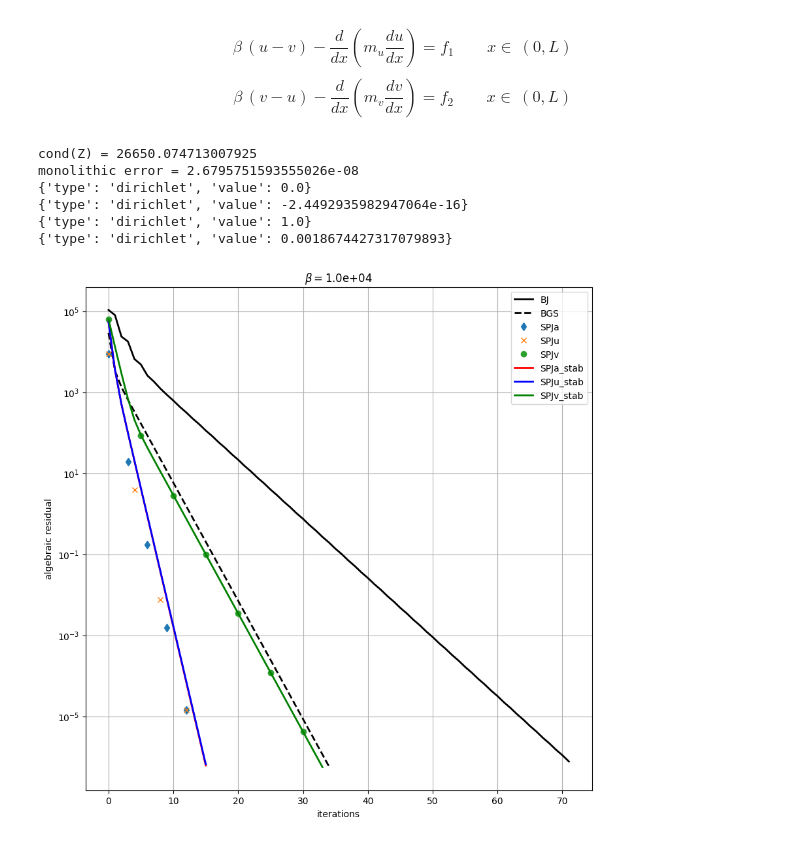
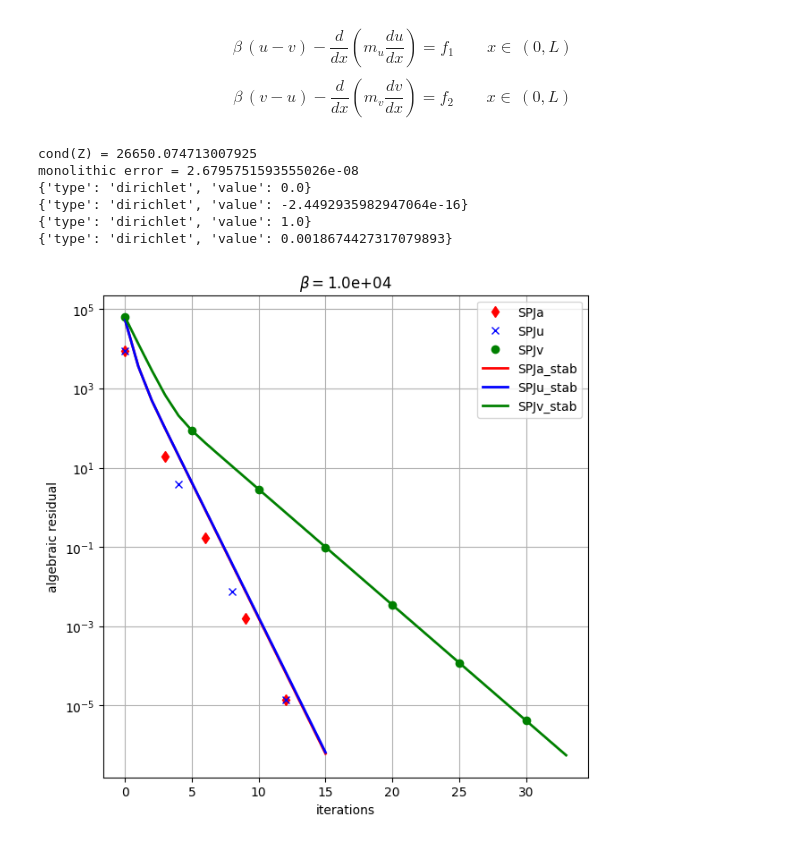
Before and after one commit to multiform-UoN/splittingschemes, a Jupyter notebook: python/fvm1D_dualPorosity.ipynb, the cells around one changed output. Saved outputs shown, nothing was run; the diff lists cells and outputs as text; code cells hidden in the pictures.

```diff
--- a/python/fvm1D_dualPorosity.ipynb
+++ b/python/fvm1D_dualPorosity.ipynb
@@ -68,28 +68,25 @@ toll = 1e-6
 
 kwargs = {
     'beta': 1e4,
-    # 'A': 1.0,
-    # 'B': 0.2,
-    # 'C': 1.0,
 
     # m_u and m_v
     'D': 1e4, #constant
     'E': 5e3, #amplitude
-    'F': 2, #frequency
+    'F': 2.0, #frequency
     'G': 0.0, #shift
 
-    'H': 1,#1000.0, #constant
-    'I': .5,#-999.999, #amplitude
-    'L': 4, #frequency
+    'H': 1.0, #1000.0, #constant
+    'I': 0.5, #-999.999, #amplitude
+    'L': 4.0, #frequency
     'M': 0.0, #shift
 
     # solutions
-    'N': 0,
-    'O': 1,
-    'P': 2,
+    'N': 0.0,
+    'O': 1.0,
+    'P': 2.0,
     'Q': 0.0,
 
-    'R': 0,
+    'R': 0.0,
     'S': 1.0,
     'T': 2.0
 }
@@ -155,13 +152,13 @@ markersize = 6
 markevery = 1
 # plt.matshow(Z, aspect='equal')
 
-plt.figure(figsize=(10,10), dpi=100)
+plt.figure(figsize=(7,7), dpi=100)
 nn = 5
-plt.semilogy(res_BJ,   'k', linestyle='solid',  label=f"BJ",   linewidth=linewidth, markersize=markersize, markevery=markevery)
-plt.semilogy(res_BGS,  'k', linestyle='dashed', label=f"BGS",  linewidth=linewidth, markersize=markersize, markevery=markevery+1)
-plt.semilogy(res_SPJa, 'd', linestyle='',       label=f"SPJa", linewidth=linewidth, markersize=markersize, markevery=markevery+2)
-plt.semilogy(res_SPJu, 'x', linestyle='',       label=f"SPJu", linewidth=linewidth, markersize=markersize, markevery=markevery+3)
-plt.semilogy(res_SPJv, 'o', linestyle='',       label=f"SPJv", linewidth=linewidth, markersize=markersize, markevery=markevery+4)
+# plt.semilogy(res_BJ,   'k', linestyle='solid',  label=f"BJ",   linewidth=linewidth, markersize=markersize, markevery=markevery)
+# plt.semilogy(res_BGS,  'k', linestyle='dashed', label=f"BGS",  linewidth=linewidth, markersize=markersize, markevery=markevery+1)
+plt.semilogy(res_SPJa, 'rd', linestyle='',       label=f"SPJa", linewidth=linewidth, markersize=markersize, markevery=markevery+2)
+plt.semilogy(res_SPJu, 'bx', linestyle='',       label=f"SPJu", linewidth=linewidth, markersize=markersize, markevery=markevery+3)
+plt.semilogy(res_SPJv, 'go', linestyle='',       label=f"SPJv", linewidth=linewidth, markersize=markersize, markevery=markevery+4)
 plt.semilogy(res_SPJa_stab, 'r', linestyle='solid',       label=f"SPJa_stab", linewidth=linewidth)
 plt.semilogy(res_SPJu_stab, 'b', linestyle='solid',       label=f"SPJu_stab", linewidth=linewidth)
 plt.semilogy(res_SPJv_stab, 'g', linestyle='solid',       label=f"SPJv_stab", linewidth=linewidth)
@@ -190,34 +187,34 @@ plt.title(r'$\beta = ${:.1e}'.format(kwargs['beta']))
 # axs[0].plot(xfine, u_sol(xfine, kwargs), 'k-.',  label=r'$u(x)$')
 # axs[0].set_ylabel(r'$u$')
 
 # axs[1].plot(x, mylib.fvm_reconstruct_1D(v),      label='monolithic')
 # axs[1].plot(x, mylib.fvm_reconstruct_1D(v_BJ),   label='BJ')
 # axs[1].plot(x, mylib.fvm_reconstruct_1D(v_BGS),  label='BGS')
 # axs[1].plot(x, mylib.fvm_reconstruct_1D(v_SPJa), label='SPJa')
 # axs[1].plot(x, mylib.fvm_reconstruct_1D(v_SPJu), label='SPJu')
 # axs[1].plot(x, mylib.fvm_reconstruct_1D(v_SPJv), label='SPJv')
 # axs[1].plot(x, mylib.fvm_reconstruct_1D(v_La),   label='La')
 # axs[1].plot(x, mylib.fvm_reconstruct_1D(v_Lu),   label='Lu')
 # axs[1].plot(x, mylib.fvm_reconstruct_1D(v_Lv),   label='Lv')
 # axs[1].plot(x, mylib.fvm_reconstruct_1D(v_S2PJ), label='S2PJ')
 # axs[1].plot(xfine, v_sol(xfine, kwargs), 'k-.',  label=r'$v(x)$')
 # axs[1].set_xlabel(r'$x$')
 # axs[1].set_ylabel(r'$v$')
 
 # for val in axs:
 #     val.grid()
 # axs[0].legend()
 # plt.savefig('figures/dualporosity_results.pdf')
 
 plt.show()
 # %% [output]
 cond(Z) = 26650.074713007925
 monolithic error = 2.6795751593555026e-08
 {'type': 'dirichlet', 'value': 0.0}
 {'type': 'dirichlet', 'value': -2.4492935982947064e-16}
 {'type': 'dirichlet', 'value': 1.0}
 {'type': 'dirichlet', 'value': 0.0018674427317079893}
-[figure, old version]
+[figure, new version]
 # %%
 
 L = np.pi
```
Also changed, not shown: 2 other files.
